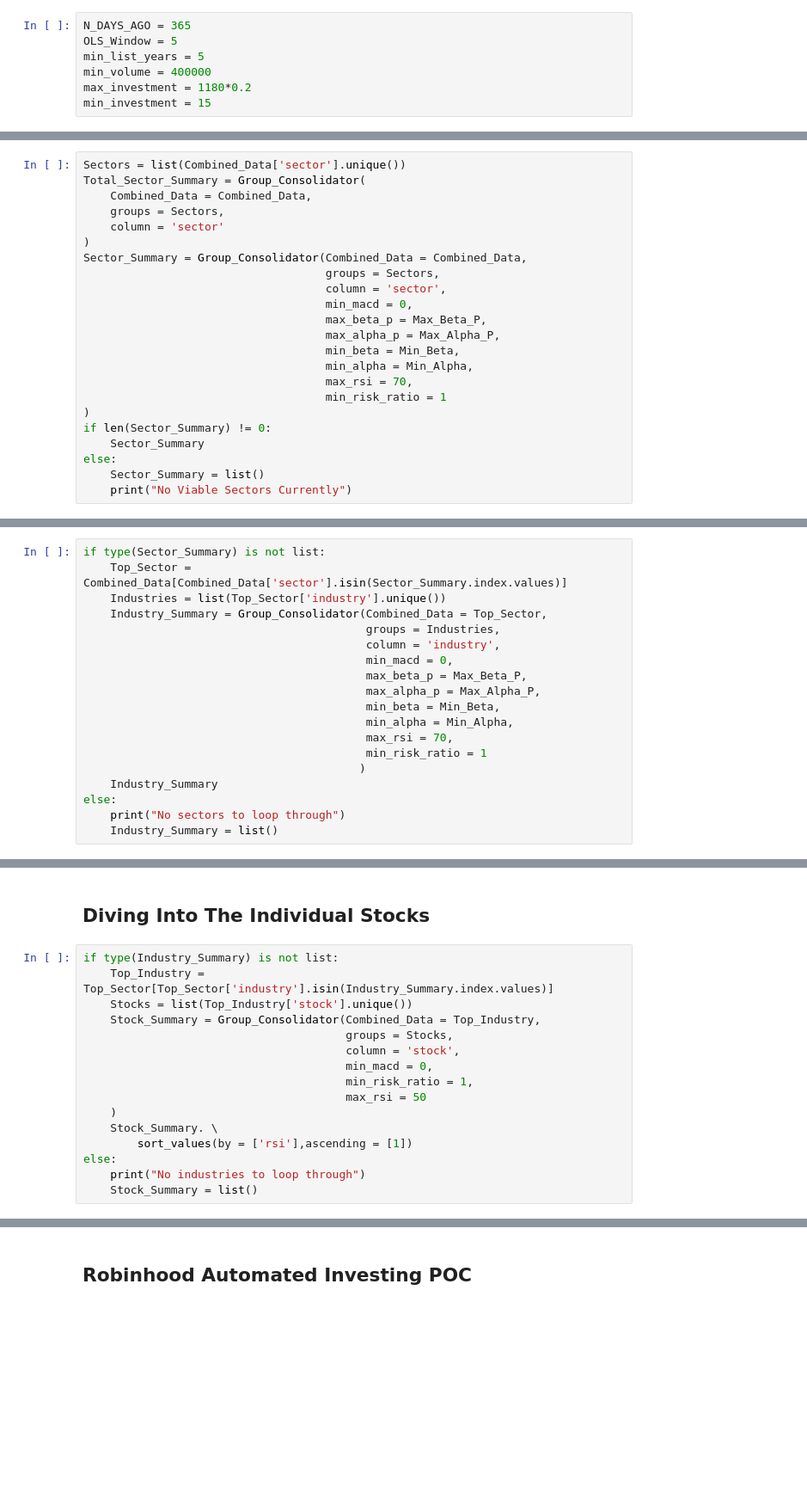
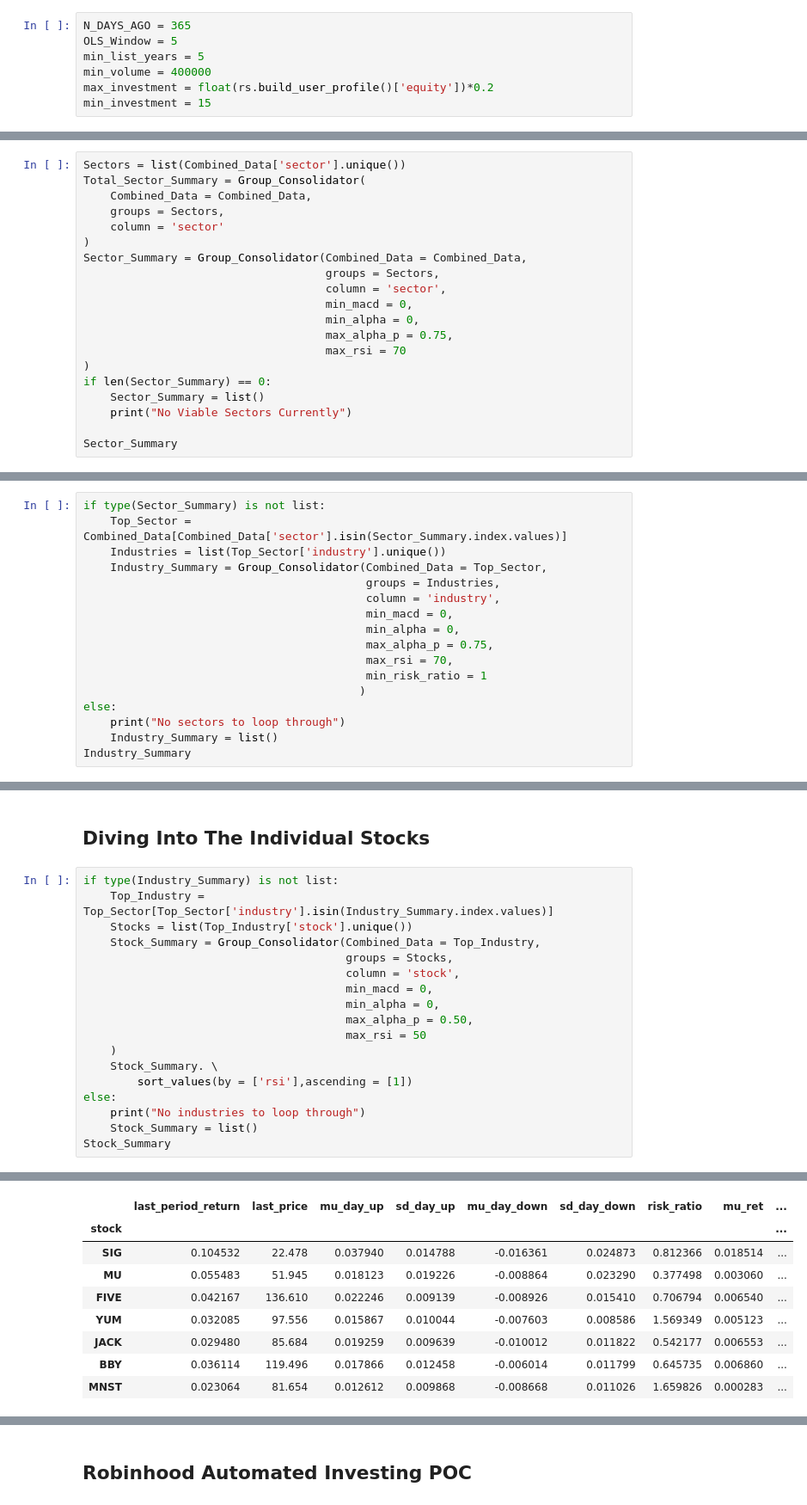
Before and after one commit to webclinic017/Stock-Strategy-Exploration, a Jupyter notebook: Python/Alpaca.ipynb, the cells around one changed output, grey strips where cells are left out. Shown: that part at 86% size. Cells and saved outputs as stored; diff of their text form; blank space fills up the shorter version.

```diff
--- a/Python/Alpaca.ipynb
+++ b/Python/Alpaca.ipynb
@@ -41,7 +30,7 @@ N_DAYS_AGO = 365
 OLS_Window = 5
 min_list_years = 5
 min_volume = 400000
-max_investment = 1180*0.2
+max_investment = float(rs.build_user_profile()['equity'])*0.2
 min_investment = 15
 # %%
 %matplotlib inline
@@ -271,16 +265,13 @@ Sector_Summary = Group_Consolidator(Combined_Data = Combined_Data,
                                     groups = Sectors,
                                     column = 'sector',
                                     min_macd = 0,
-                                    max_beta_p = Max_Beta_P,
-                                    max_alpha_p = Max_Alpha_P,
-                                    min_beta = Min_Beta,
-                                    min_alpha = Min_Alpha,
-                                    max_rsi = 70,
-                                    min_risk_ratio = 1
+                                    min_alpha = 0,
+                                    max_alpha_p = 0.75,
+                                    max_rsi = 70
 )
-if len(Sector_Summary) != 0:
-    Sector_Summary
-else:
+if len(Sector_Summary) == 0:
     Sector_Summary = list()
     print("No Viable Sectors Currently")
+
+Sector_Summary
 # %% [output]
@@ -295,15 +291,13 @@ if type(Sector_Summary) is not list:
                                           groups = Industries,
                                           column = 'industry',
                                           min_macd = 0,
-                                          max_beta_p = Max_Beta_P,
-                                          max_alpha_p = Max_Alpha_P,
-                                          min_beta = Min_Beta,
-                                          min_alpha = Min_Alpha,
+                                          min_alpha = 0,
+                                          max_alpha_p = 0.75,
                                           max_rsi = 70,
                                           min_risk_ratio = 1
                                          )
-    Industry_Summary
 else:
     print("No sectors to loop through")
     Industry_Summary = list()
+Industry_Summary
 # %% [output]
@@ -318,7 +317,8 @@ if type(Industry_Summary) is not list:
                                        groups = Stocks,
                                        column = 'stock',
                                        min_macd = 0,
-                                       min_risk_ratio = 1,
+                                       min_alpha = 0,
+                                       max_alpha_p = 0.50,
                                        max_rsi = 50
     )
     Stock_Summary. \
@@ -326,4 +326,5 @@ if type(Industry_Summary) is not list:
 else:
     print("No industries to loop through")
     Stock_Summary = list()
+Stock_Summary
 # %% [output]
@@ -330,0 +331,9 @@ No industries to loop through
+|  | last_period_return | last_price | mu_day_up | sd_day_up | mu_day_down | sd_day_down | risk_ratio | mu_ret | ... |
+| stock |  |  |  |  |  |  |  |  | ... |
+| SIG | 0.104532 | 22.478 | 0.037940 | 0.014788 | -0.016361 | 0.024873 | 0.812366 | 0.018514 | ... |
+| MU | 0.055483 | 51.945 | 0.018123 | 0.019226 | -0.008864 | 0.023290 | 0.377498 | 0.003060 | ... |
+| FIVE | 0.042167 | 136.610 | 0.022246 | 0.009139 | -0.008926 | 0.015410 | 0.706794 | 0.006540 | ... |
+| YUM | 0.032085 | 97.556 | 0.015867 | 0.010044 | -0.007603 | 0.008586 | 1.569349 | 0.005123 | ... |
+| JACK | 0.029480 | 85.684 | 0.019259 | 0.009639 | -0.010012 | 0.011822 | 0.542177 | 0.006553 | ... |
+| BBY | 0.036114 | 119.496 | 0.017866 | 0.012458 | -0.006014 | 0.011799 | 0.645735 | 0.006860 | ... |
+| MNST | 0.023064 | 81.654 | 0.012612 | 0.009868 | -0.008668 | 0.011026 | 1.659826 | 0.000283 | ... |
```
Also changed, not shown: parts of 17 cells of this notebook, 6 other files.
